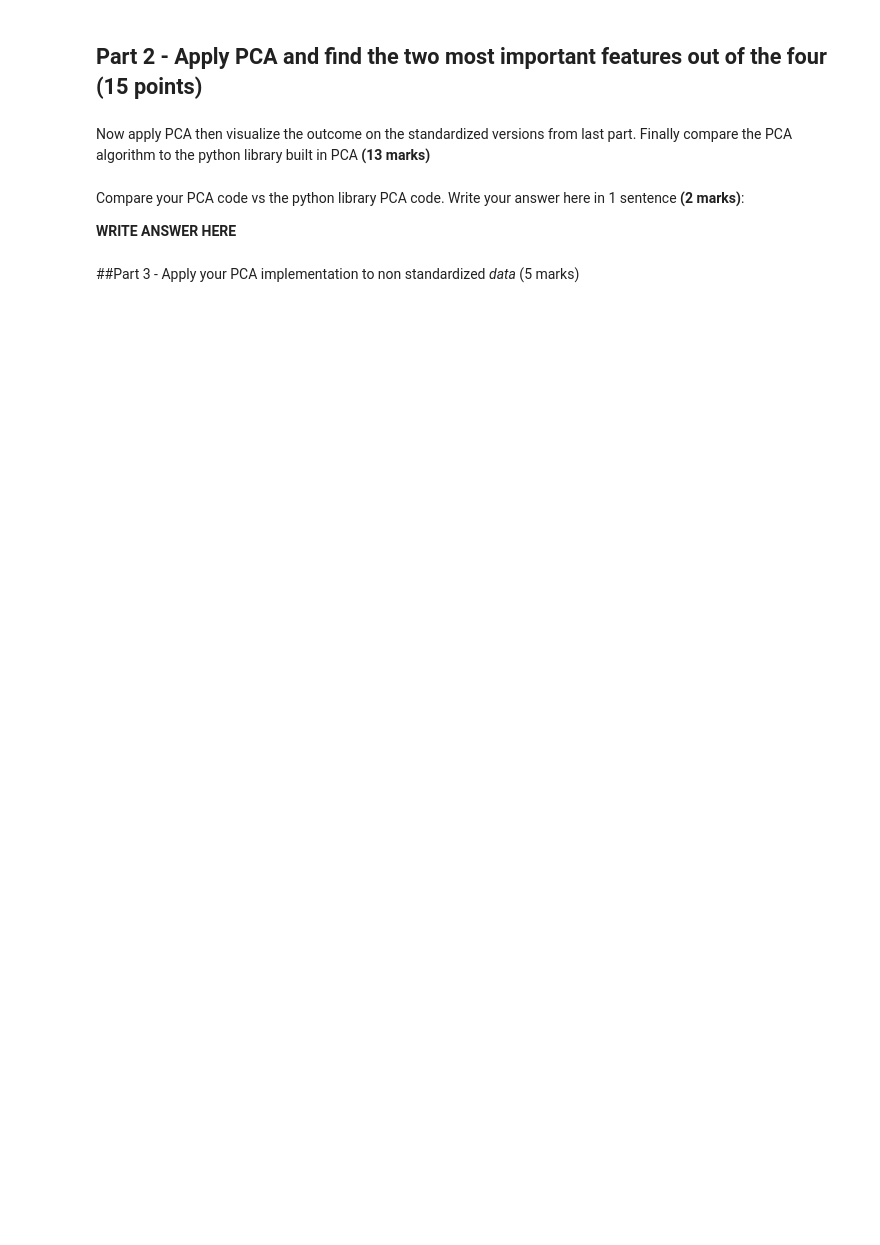
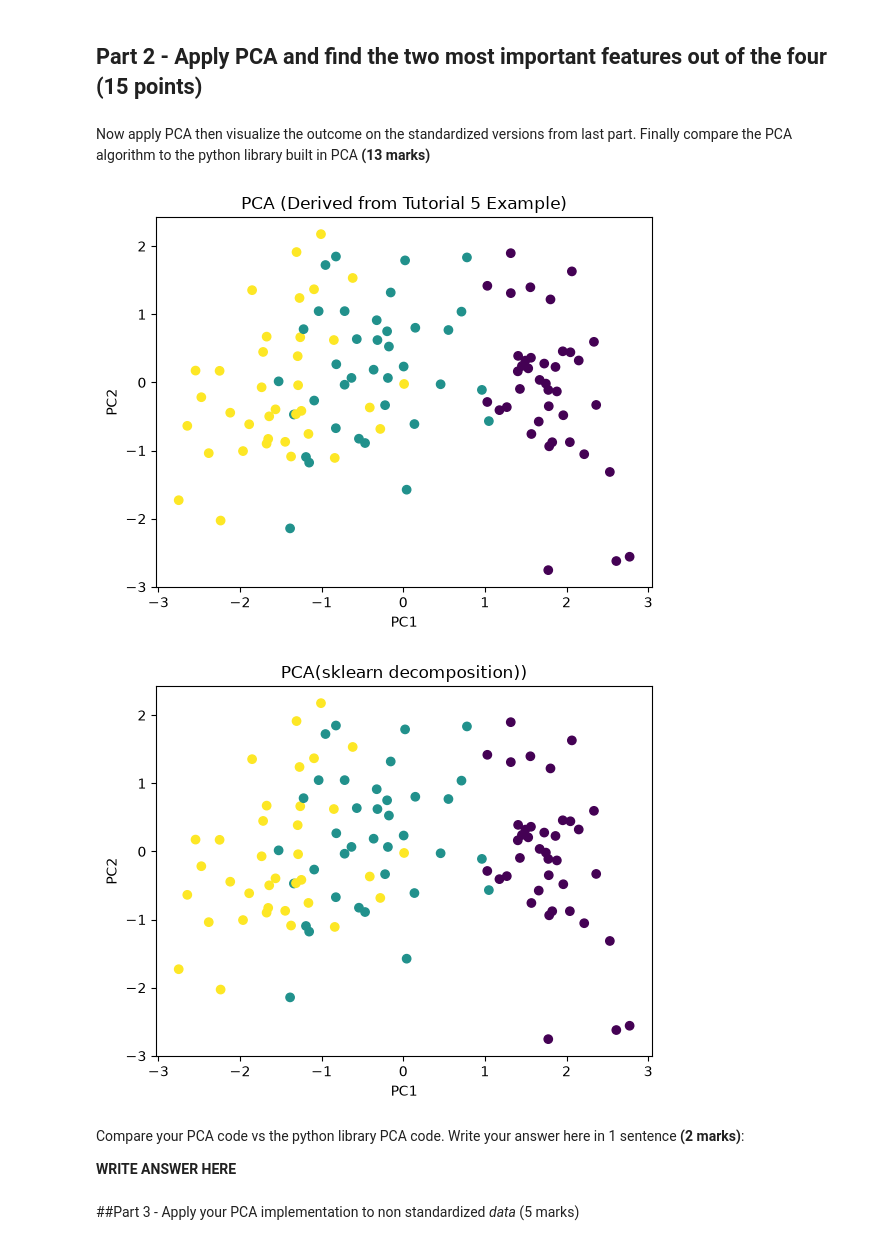
Before and after one commit to billylin609/SYDE522, a Jupyter notebook: src/assignment3/SYDE_522_F26_Assignment_3.ipynb, the cells around one changed output. Drawn from its saved outputs; the diff is of its cells as text; code cells hidden in the pictures; blank space fills up the shorter version.

```diff
--- a/src/assignment3/SYDE_522_F26_Assignment_3.ipynb
+++ b/src/assignment3/SYDE_522_F26_Assignment_3.ipynb
@@ -176,35 +176,45 @@ from scipy import linalg
 def PCA(Data, Target=None): #num_of_features=2
 # see lecture 5 and tutorial 5
   n_components = 2
 
   # Step 0: center the data
   X = np.asarray(Data, dtype=float)
   X_centered = X - np.mean(X, axis=0)
 
   # Step 1: covariance matrix (features x features -> 4x4)
   covmat = np.cov(X_centered.T)
 
   # Step 2: eigendecomposition
   eig_vals, eig_vecs = np.linalg.eigh(covmat)
 
   # Step 3: sort eigenvalues/eigenvectors in descending order
   sort_idx = np.argsort(eig_vals)[::-1]
   eig_vals = eig_vals[sort_idx]
   eig_vecs = eig_vecs[:, sort_idx]
 
   # Step 4: project onto the top-k principal components
   W = eig_vecs[:, :n_components]   # 4x2
   Y = X_centered @ W                  # (n x 4) @ (4 x 2) -> n x 2
 
   return Y
 
 
 # write your code to apply pca and Plot the most important features
 Y2=PCA(Stand_df[Stand_df.columns.drop('Target')])
-plt.scatter(.....
+plt.scatter(Y2[:, 0], Y2[:, 1], c=Stand_df['Target'])
+plt.xlabel('PC1'); plt.ylabel('PC2'); plt.title('PCA (Derived from Tutorial 5 Example)')
+plt.show()
 
 # write the PCA code using python library and Plot the most important features
-Y2_Python=......
+from sklearn import decomposition
+Y2_Python=decomposition.PCA(n_components=2).fit_transform(Stand_df[Stand_df.columns.drop('Target')])
+# Decompostition map the output to be -1 - -3. invert the result
+plt.scatter(*(Y2_Python * np.sign((Y2 * Y2_Python).sum(axis=0))).T, c=Stand_df['Target'])
+plt.xlabel('PC1'); plt.ylabel('PC2'); plt.title('PCA(sklearn decomposition))')
+plt.show()
+# %% [output]
+[figure, added]
+[figure, added]
 # %% [markdown]
 Compare your PCA code vs the python library PCA code. Write your answer here in 1 sentence **(2 marks)**:
 
```
Also changed, not shown: parts of 7 cells of this notebook, 2 other files.
